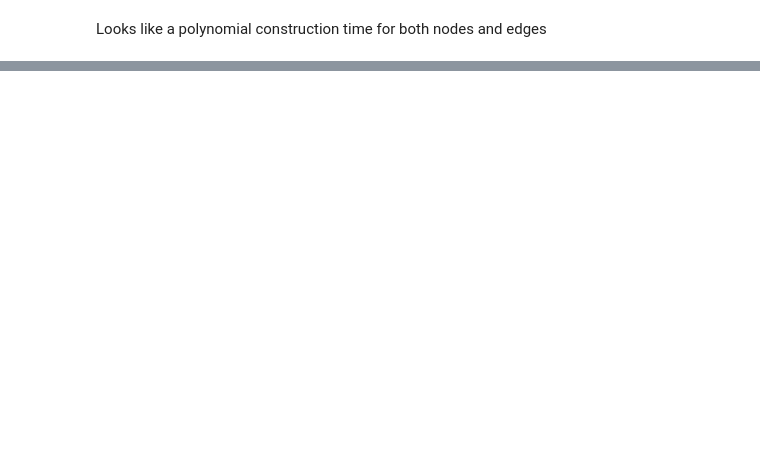
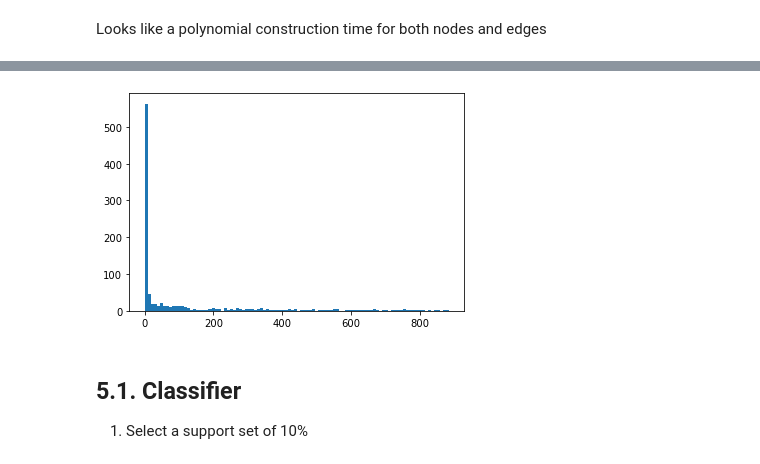
Before and after one commit to IUCVLab/proximity-cut, a Jupyter notebook: notebooks/Border with graphs.ipynb, the cells around one changed output, grey strips where cells are left out. Drawn from its saved outputs; the diff is of its cells as text; code cells hidden in the pictures; blank space fills up the shorter version.

Commit message:
Added classifier

```diff
--- a/notebooks/Border with graphs.ipynb
+++ b/notebooks/Border with graphs.ipynb
@@ -715,0 +782,9 @@ def get_cut(graph, labels):
+# %%
+for i, cut in enumerate(cuts):
+    res = []
+    for point in get_points(Xprime, cuts[cut], lim=0.05):
+        r = signed_dist_to_plane(point, K, I)
+        res.append(r)
+    print(cut, (np.dot(res, res) / len(res)) ** .5)
+    axs[i // len(graph_types), i % len(graph_types)].hist(res, bins=100)
+plt.show()
@@ -715,0 +855,28 @@ def get_cut(graph, labels):
+# %%
+def get_potential_func(points):
+    random.seed(13)
+    pwd = []
+    Q = 1000
+    for i in range(Q):
+        a, b = random.choice(points), random.choice(points)
+        pwd.append(np.linalg.norm(a - b))
+    R = sum(pwd) / len(pwd)
+
+    def _f(x):
+        result = 0
+        for brd in points:
+            result += rbf(x, brd, R)
+        return result
+
+    return _f
+# %%
+f = get_potential_func(points)
+d = [f(p) for p in Xprime[:1000]]
+plt.hist(d, 100)
+plt.show()
+# %% [output]
+[figure, added]
+# %% [markdown]
+## 5.1. Classifier
+
+1. Select a support set of 10%
```
Also changed, not shown: parts of 33 cells of this notebook, 1 other file.
